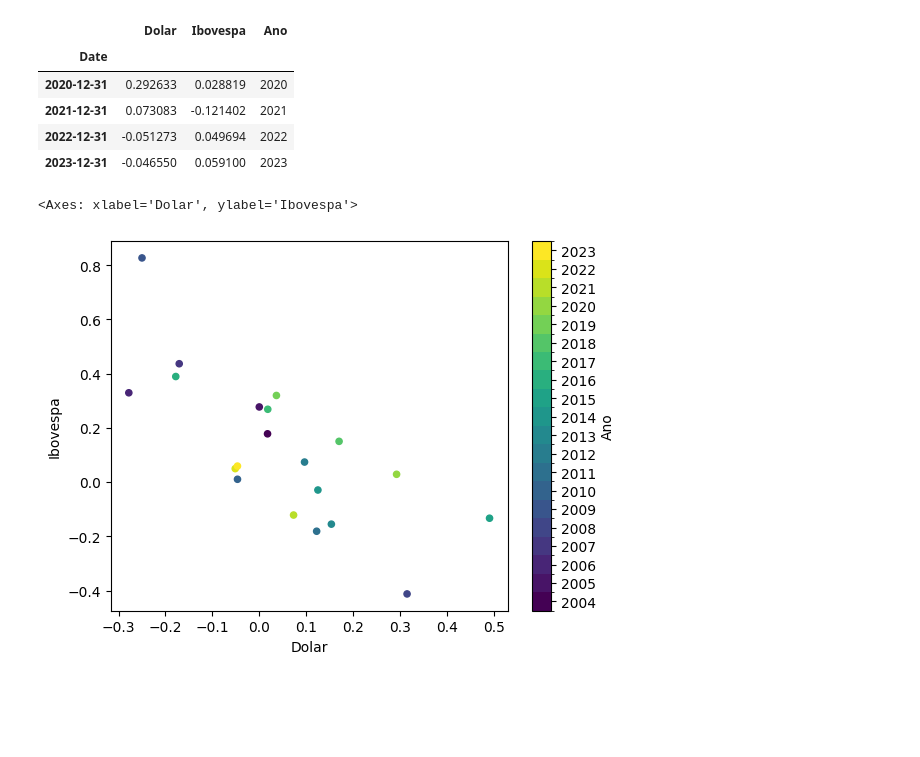
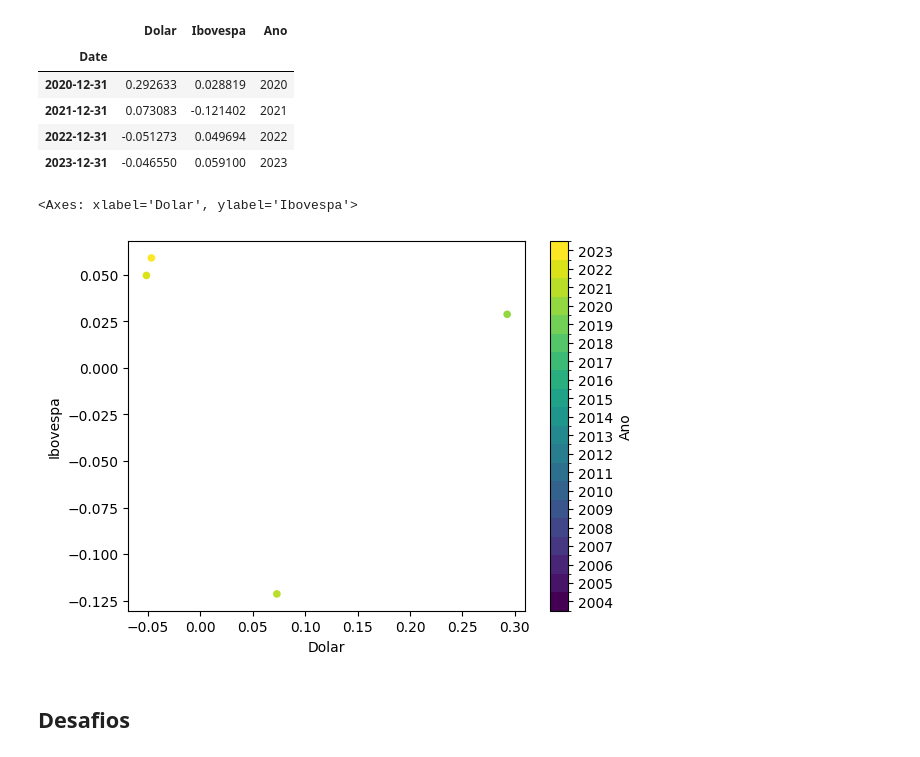
Before and after one commit to Moscarde/PythonDados, a Jupyter notebook: Modulo 5/Aula 2.ipynb, the cells around one changed output. Drawn from its saved outputs; the diff is of its cells as text; code cells hidden in the pictures; blank space fills up the shorter version.

```diff
--- a/Modulo 5/Aula 2.ipynb
+++ b/Modulo 5/Aula 2.ipynb
@@ -236,7 +236,9 @@ Date
 | 2022-12-31 | -0.051273 | 0.049694 | 2022 |
 | 2023-12-31 | -0.046550 | 0.059100 | 2023 |
 # %%
-cotacoes.plot.scatter(x = 'Dolar', y = 'Ibovespa', c = 'Ano', cmap = 'viridis')
+cotacoes[-4:].plot.scatter(x = 'Dolar', y = 'Ibovespa', c = 'Ano', cmap = 'viridis')
 # %% [output]
 <Axes: xlabel='Dolar', ylabel='Ibovespa'>
-[figure, old version]
+[figure, new version]
+# %% [markdown]
+## Desafios
```
Also changed, not shown: parts of 7 cells of this notebook, 3 other files.
